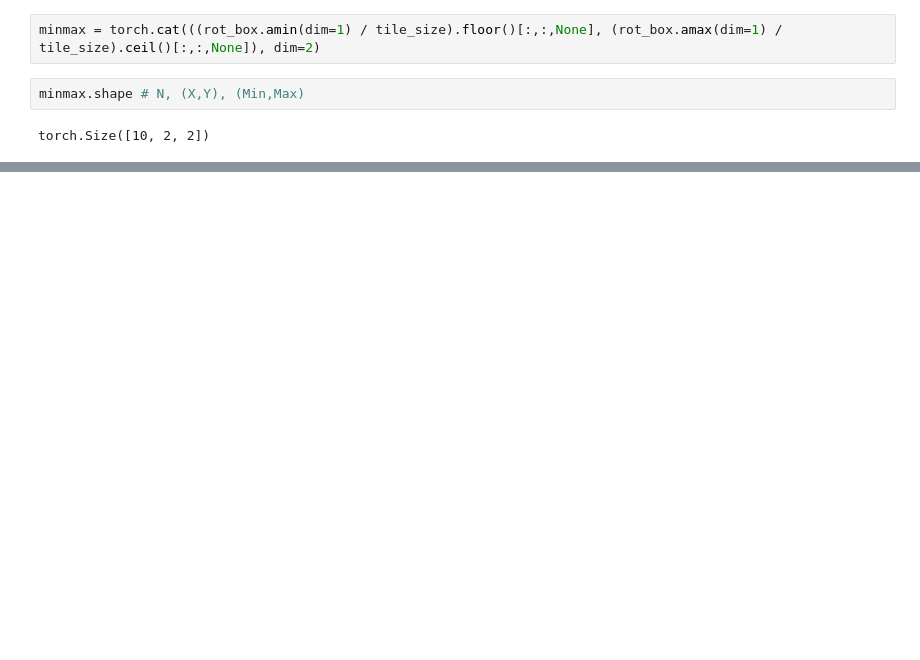
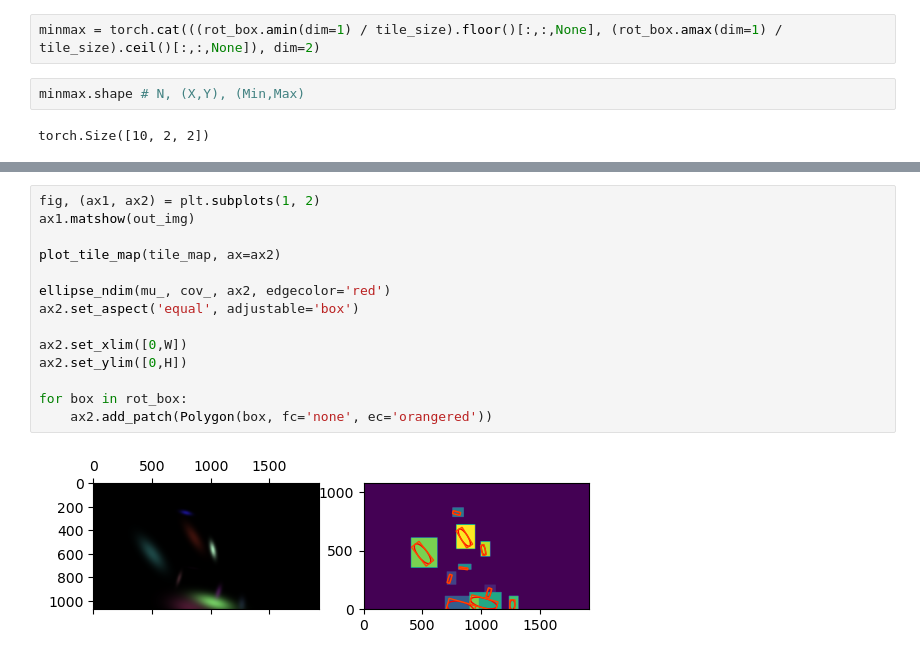
Before and after one commit to myasincifci/gaussian-splatting, a Jupyter notebook: notebooks/rendering_final.ipynb, the cells around one changed output, grey strips where cells are left out. Saved outputs shown, nothing was run; the diff lists cells and outputs as text; blank space fills up the shorter version.

```diff
--- a/notebooks/rendering_final.ipynb
+++ b/notebooks/rendering_final.ipynb
@@ -224,0 +155,16 @@ plt.imshow(mask)
+# %%
+fig, (ax1, ax2) = plt.subplots(1, 2)
+ax1.matshow(out_img)
+
+plot_tile_map(tile_map, ax=ax2)
+
+ellipse_ndim(mu_, cov_, ax2, edgecolor='red')
+ax2.set_aspect('equal', adjustable='box')
+
+ax2.set_xlim([0,W])
+ax2.set_ylim([0,H])
+
+for box in rot_box:
+    ax2.add_patch(Polygon(box, fc='none', ec='orangered'))
+# %% [output]
+[figure, added]
```
Also changed, not shown: parts of 21 cells of this notebook, 1 other file.
